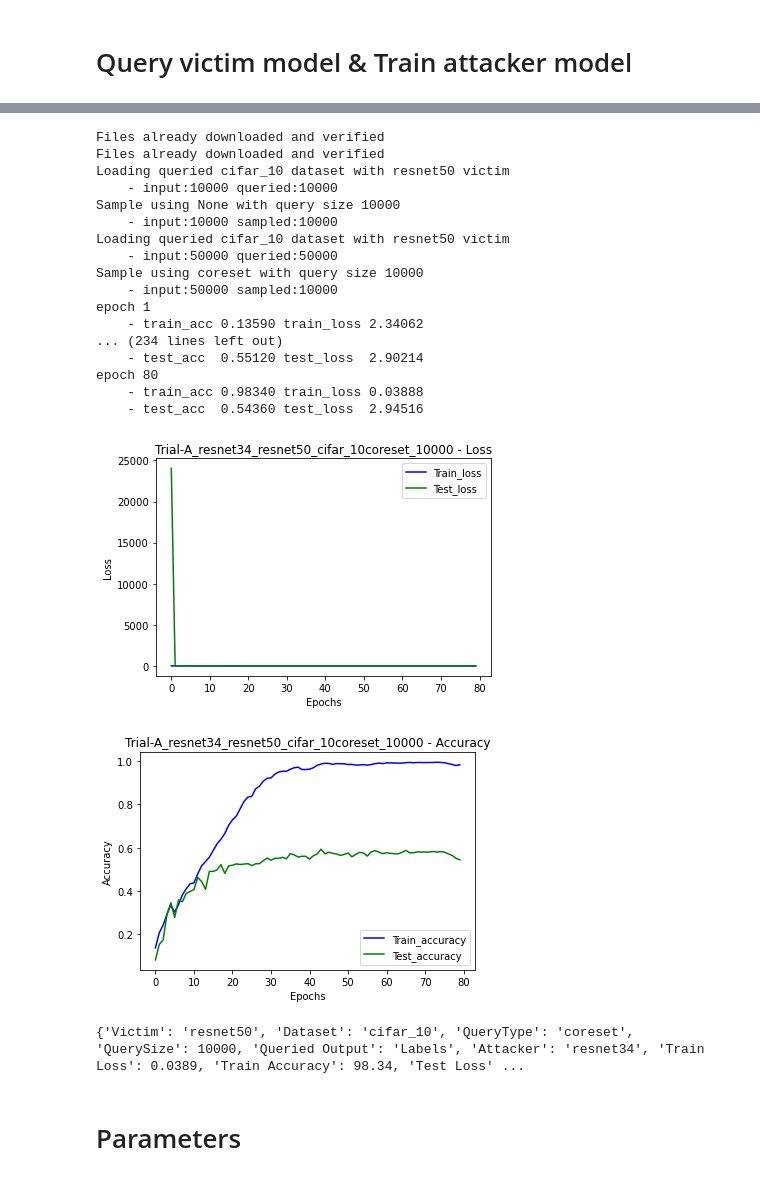
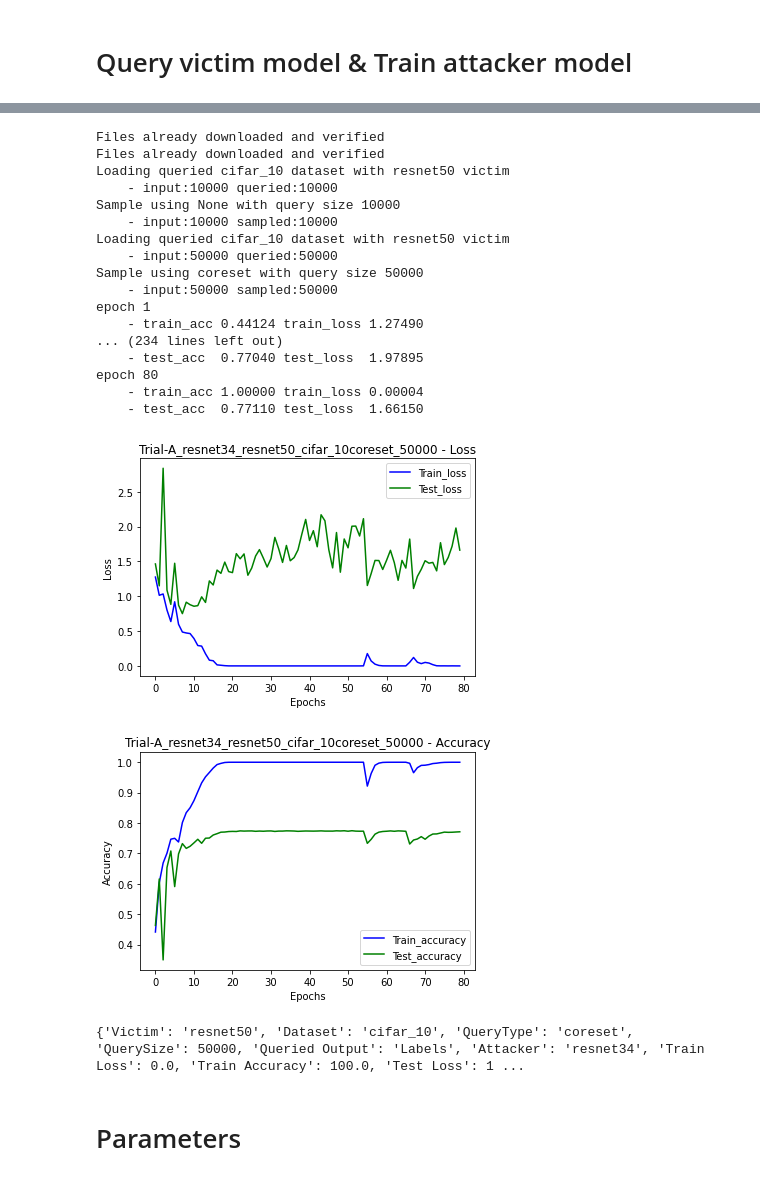
Before and after one commit to dannyrichy/dl-model-extraction, a Jupyter notebook: notebooks/Attacker.ipynb, the cells around one changed output, grey strips where cells are left out. Cells and saved outputs as stored; diff of their text form; code cells hidden in the pictures.

```diff
--- a/notebooks/Attacker.ipynb
+++ b/notebooks/Attacker.ipynb
@@ -12,13 +12,3 @@ from victim.__init__ import *
 set_seed(42)
 # %% [markdown]
 # Query victim model & Train attacker model
-# %%
-config = {
-    "batch_size": 500,
-    "learning_rate": 0.008,
-    "epochs": 80,
-    "query_size":10000,
-    "query_type": 'coreset',
-    "victim": { "data": CIFAR_10,  "model_name": RESNET50 },
-    "attacker": RESNET34
-}
@@ -36,45 +54,43 @@ querytrainloader = query_victim(config["victim"], outputs, trainloader, config["
 attacker = get_model(config["attacker"], outputs)
 
 # train attacker model
-attacker_result = training(attacker, querytrainloader, querytestloader, config["epochs"],
-                           optimizer=torch.optim.Adam(attacker.parameters(), lr=config["learning_rate"]),
-                           loss=torch.nn.CrossEntropyLoss())
+attacker_result = training(attacker, querytrainloader, querytestloader)
 
 # save & visualize model inference
 title = f'Trial-A_{config["attacker"]}_{config["victim"]["model_name"]}_{config["victim"]["data"]}{config["query_type"]}_{config["query_size"]}'
 percent = save_visualize(attacker, attacker_result,title )
 results_dict={"Victim":config["victim"]["model_name"],
                 "Dataset":config["victim"]["data"],
                 "QueryType": config["query_type"],
                 "QuerySize": config["query_size"],
                 "Queried Output": 'Labels',
                 "Attacker": config["attacker"],
                 "Train Loss": percent[0],
                 "Train Accuracy": percent[1],
                 "Test Loss": percent[2],
                 "Test Accuracy": percent[3]}
 print(results_dict)
 # %% [output]
 Files already downloaded and verified
 Files already downloaded and verified
 Loading queried cifar_10 dataset with resnet50 victim
     - input:10000 queried:10000
 Sample using None with query size 10000
     - input:10000 sampled:10000
 Loading queried cifar_10 dataset with resnet50 victim
     - input:50000 queried:50000
-Sample using coreset with query size 10000
-    - input:50000 sampled:10000
+Sample using coreset with query size 50000
+    - input:50000 sampled:50000
 epoch 1
-    - train_acc 0.13590 train_loss 2.34062
+    - train_acc 0.44124 train_loss 1.27490
 ... (234 lines left out)
-    - test_acc  0.55120 test_loss  2.90214
+    - test_acc  0.77040 test_loss  1.97895
 epoch 80
-    - train_acc 0.98340 train_loss 0.03888
-    - test_acc  0.54360 test_loss  2.94516
+    - train_acc 1.00000 train_loss 0.00004
+    - test_acc  0.77110 test_loss  1.66150
-[figure, old version]
+[figure, new version]
-[figure, old version]
+[figure, new version]
-{'Victim': 'resnet50', 'Dataset': 'cifar_10', 'QueryType': 'coreset', 'QuerySize': 10000, 'Queried Output': 'Labels', 'Attacker': 'resnet34', 'Train Loss': 0.0389, 'Train Accuracy': 98.34, 'Test Loss' ...
+{'Victim': 'resnet50', 'Dataset': 'cifar_10', 'QueryType': 'coreset', 'QuerySize': 50000, 'Queried Output': 'Labels', 'Attacker': 'resnet34', 'Train Loss': 0.0, 'Train Accuracy': 100.0, 'Test Loss': 1 ...
 # %% [markdown]
 # Parameters
 # %% [raw]
```
Also changed, not shown: parts of 5 cells of this notebook, 3 other files.
